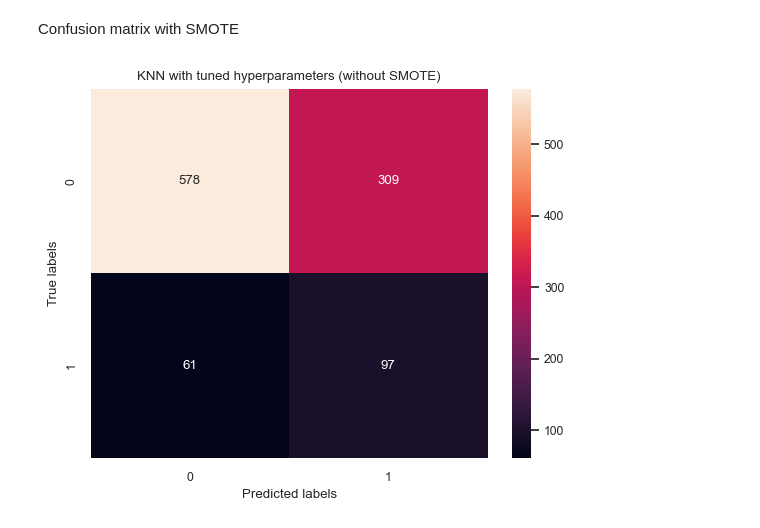
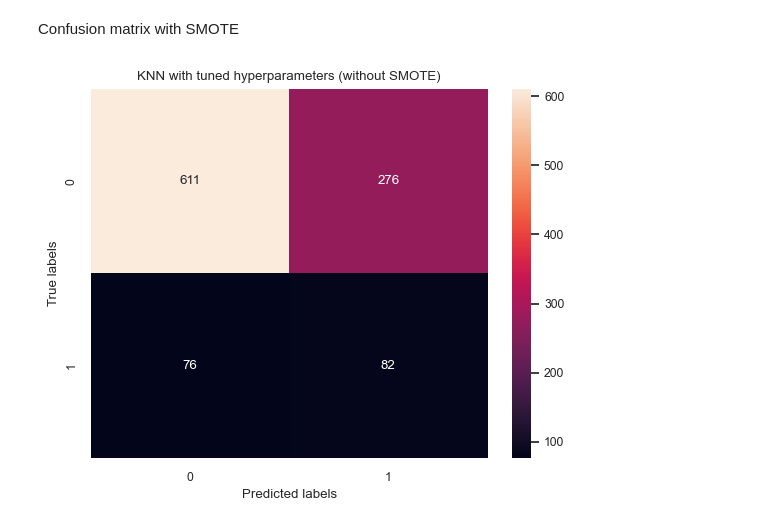
Before and after one commit to heddaenger/Bigdatamanagement, a Jupyter notebook: CHD Exam Project.ipynb, the cells around one changed output. Cells and saved outputs as stored; diff of their text form; code cells hidden in the pictures.

```diff
--- a/CHD Exam Project.ipynb
+++ b/CHD Exam Project.ipynb
@@ -1262,12 +1262,12 @@ weighted avg       0.79      0.66      0.71      1045
 # %% [markdown]
 Confusion matrix with SMOTE
 # %%
-cm10 = confusion_matrix(y_test, y_kn_sm_pred)
+cm10 = confusion_matrix(y_test, y_kn_sm_pred_tuned)
 ax= plt.subplot()
 
 sns.heatmap(cm10,annot=True, ax = ax, fmt='d')
 ax.set_xlabel('Predicted labels');ax.set_ylabel('True labels');
 ax.set_title('KNN with tuned hyperparameters (without SMOTE)');
 ax.xaxis.set_ticklabels(['0', '1']); ax.yaxis.set_ticklabels(['0', '1']);
 # %% [output]
-[figure, old version]
+[figure, new version]
```
Also changed, not shown: parts of 4 cells of this notebook.
